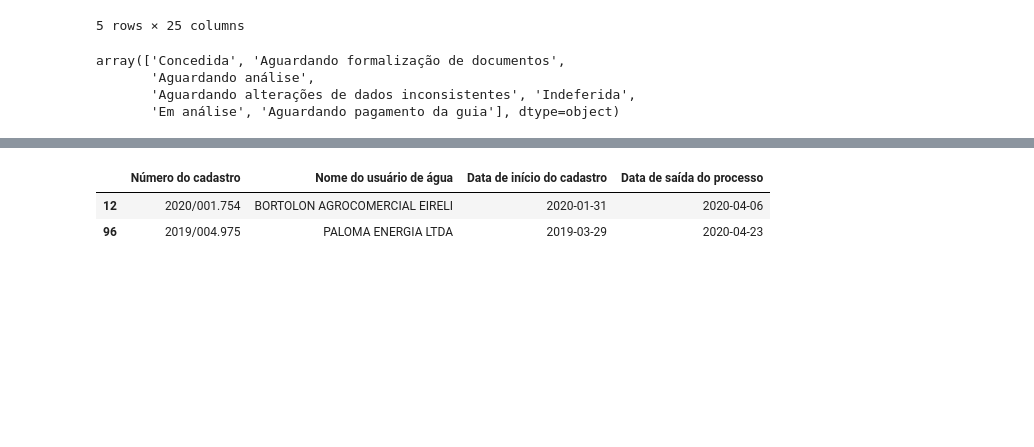
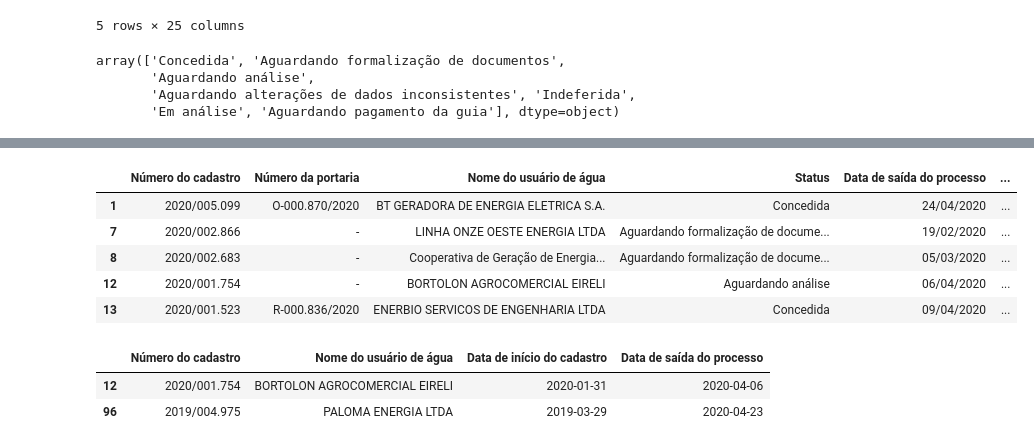
Before and after one commit to robertorolo/KML_from_SIOUT_csv, a Jupyter notebook: KML_SIOUT.ipynb, the cells around one changed output, grey strips where cells are left out. Drawn from its saved outputs; the diff is of its cells as text; code cells hidden in the pictures; blank space fills up the shorter version.

Commit message:
Nomes adicionados

```diff
--- a/KML_SIOUT.ipynb
+++ b/KML_SIOUT.ipynb
@@ -43,3 +43,9 @@ array(['Concedida', 'Aguardando formalização de documentos',
        'Aguardando análise',
        'Aguardando alterações de dados inconsistentes', 'Indeferida',
        'Em análise', 'Aguardando pagamento da guia'], dtype=object)
+# %%
+df_nomes = df_filtrado[['Número do cadastro', 'Número da portaria', 'Nome do usuário de água', 'Status', 'Data de saída do processo', 'Município']]
+# %%
+df_nomes['Nome'] = 'N/D'
+# %%
+nomes = pd.read_csv("nomes.csv", sep=",", encoding='utf8')
@@ -45,0 +61,17 @@ array(['Concedida', 'Aguardando formalização de documentos',
+# %%
+for index, row in nomes.iterrows():
+    num = row['Número do cadastro']
+    name = row['Nome']
+    for index1, row1 in df_nomes.iterrows():
+        num1 = row1['Número do cadastro']
+        if num == num1:
+            df_nomes.loc[index1, 'Nome'] = name
+# %%
+df_nomes.head()
+# %% [output]
+|  | Número do cadastro | Número da portaria | Nome do usuário de água | Status | Data de saída do processo | ... |
+| 1 | 2020/005.099 | O-000.870/2020 | BT GERADORA DE ENERGIA ELETRICA S.A. | Concedida | 24/04/2020 | ... |
+| 7 | 2020/002.866 | - | LINHA ONZE OESTE ENERGIA LTDA | Aguardando formalização de docume... | 19/02/2020 | ... |
+| 8 | 2020/002.683 | - | Cooperativa de Geração de Energia... | Aguardando formalização de docume... | 05/03/2020 | ... |
+| 12 | 2020/001.754 | - | BORTOLON AGROCOMERCIAL EIRELI | Aguardando análise | 06/04/2020 | ... |
+| 13 | 2020/001.523 | R-000.836/2020 | ENERBIO SERVICOS DE ENGENHARIA LTDA | Concedida | 09/04/2020 | ... |
```
Also changed, not shown: parts of 4 cells of this notebook, 4 other files.
